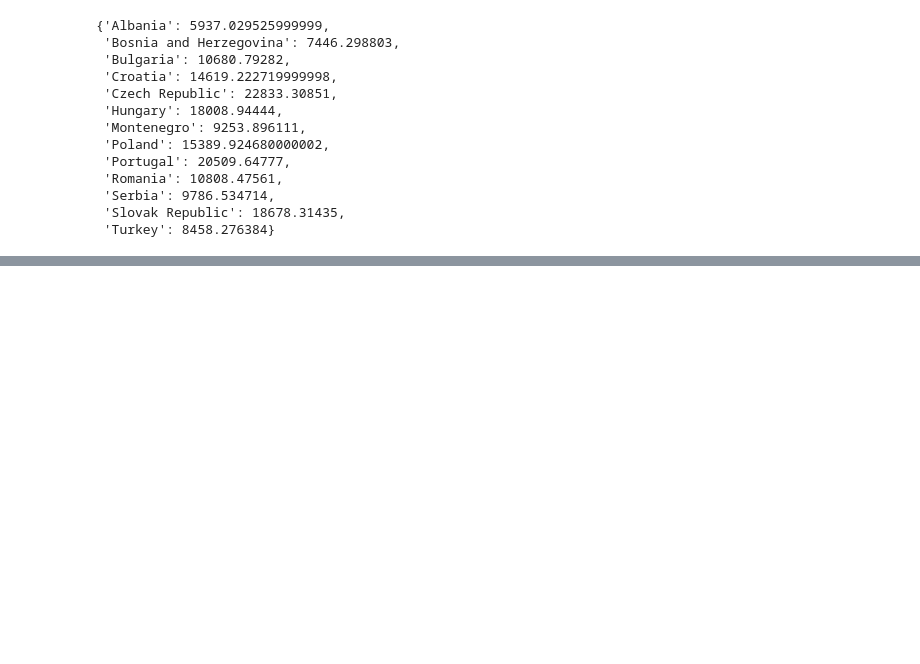
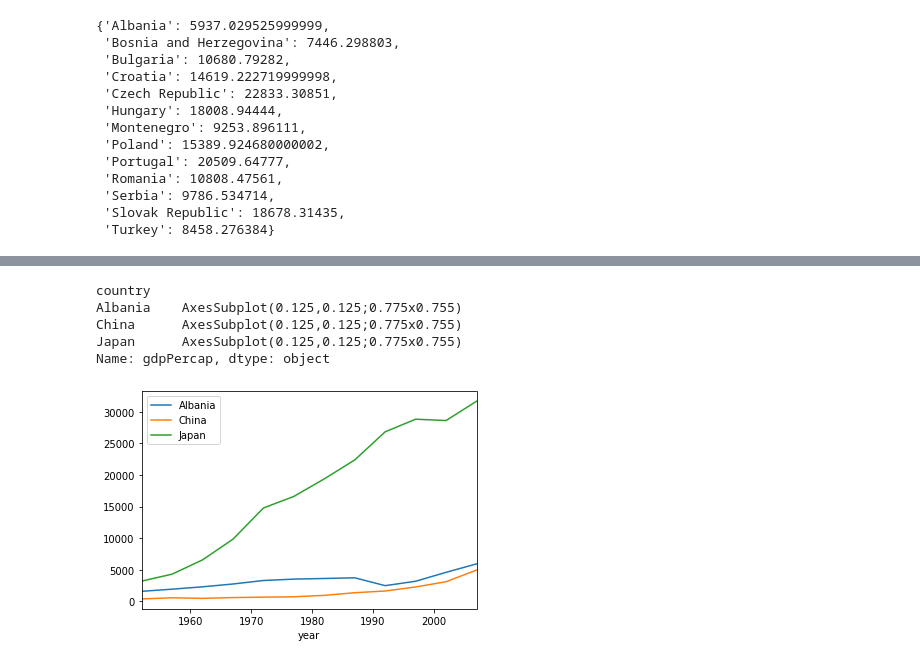
Before and after one commit to ducklearning/Python101, a Jupyter notebook: Data Manipulation using Pandas.ipynb, the cells around one changed output, grey strips where cells are left out. Drawn from its saved outputs; the diff is of its cells as text; code cells hidden in the pictures; blank space fills up the shorter version.

```diff
--- a/Data Manipulation using Pandas.ipynb
+++ b/Data Manipulation using Pandas.ipynb
@@ -91,0 +106,11 @@ plt.legend(['China','Japan','Albania'])
+# %%
+df.set_index('year',inplace = True)
+df.groupby('country')['gdpPercap'].\
+    plot(legend = True)
+# %% [output]
+country
+Albania    AxesSubplot(0.125,0.125;0.775x0.755)
+China      AxesSubplot(0.125,0.125;0.775x0.755)
+Japan      AxesSubplot(0.125,0.125;0.775x0.755)
+Name: gdpPercap, dtype: object
+[figure, added]
```
Also changed, not shown: parts of 1 cell of this notebook.
